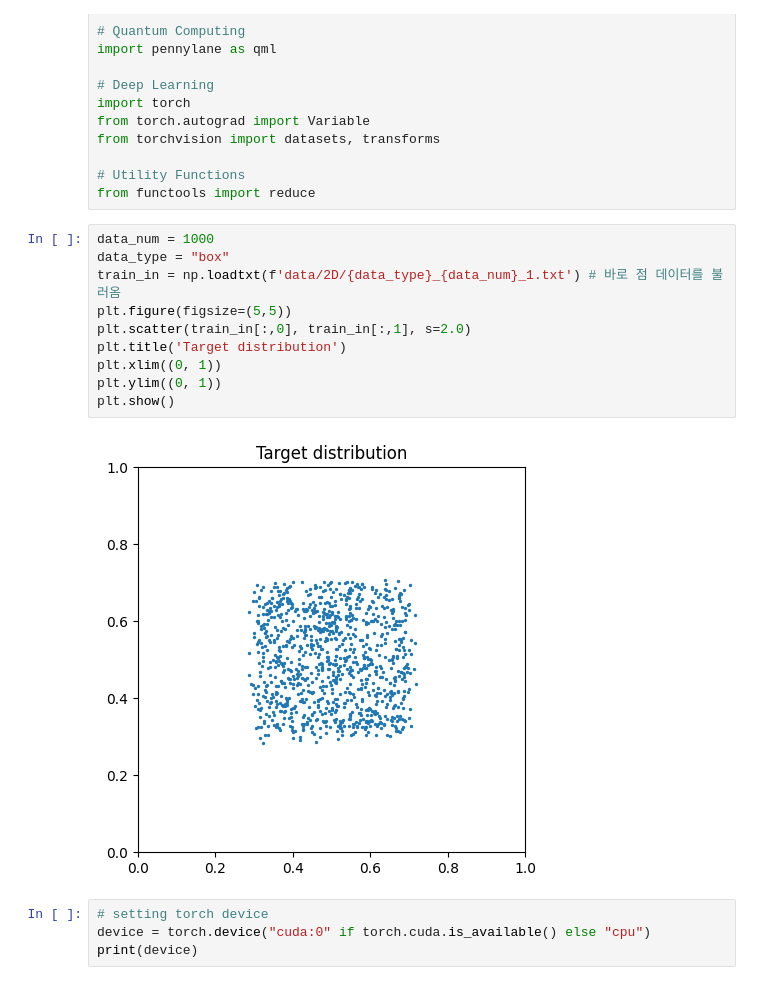
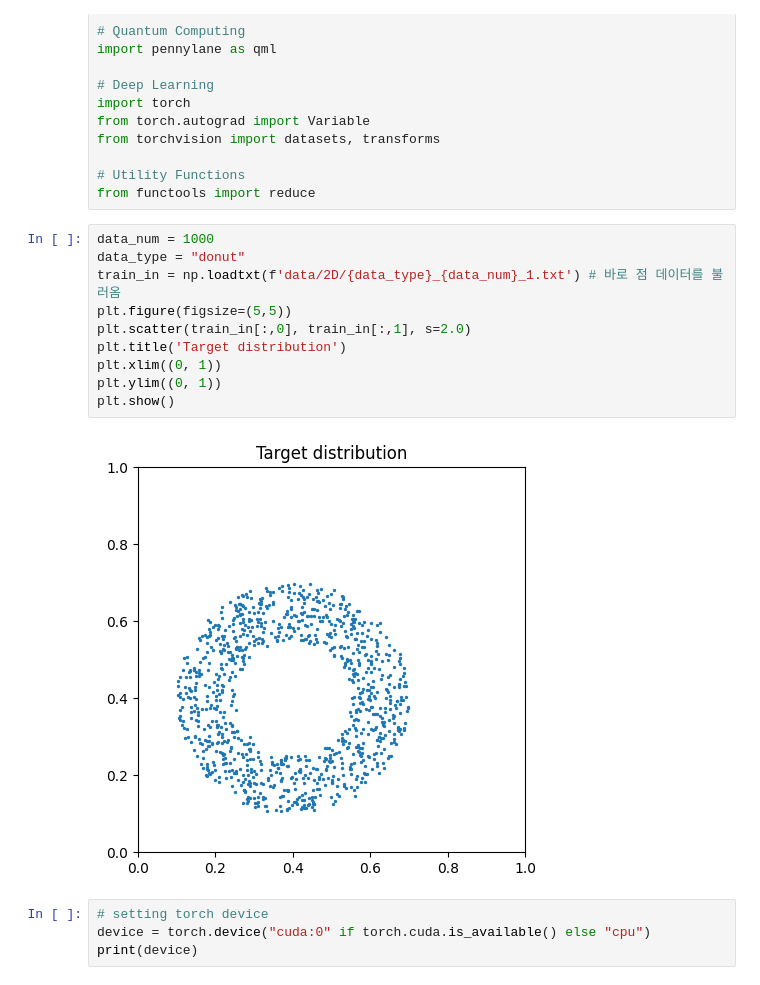
Before and after one commit to red1108/infoQGAN, a Jupyter notebook: 2D_train.ipynb, the cells around one changed output. Saved outputs shown, nothing was run; the diff lists cells and outputs as text.

```diff
--- a/2D_train.ipynb
+++ b/2D_train.ipynb
@@ -23,16 +23,16 @@ from torchvision import datasets, transforms
 from functools import reduce
 # %%
 data_num = 1000
-data_type = "box"
+data_type = "donut"
 train_in = np.loadtxt(f'data/2D/{data_type}_{data_num}_1.txt') # 바로 점 데이터를 불러옴
 plt.figure(figsize=(5,5))
 plt.scatter(train_in[:,0], train_in[:,1], s=2.0)
 plt.title('Target distribution')
 plt.xlim((0, 1))
 plt.ylim((0, 1))
 plt.show()
 # %% [output]
-[figure, old version]
+[figure, new version]
 # %%
 # setting torch device
 device = torch.device("cuda:0" if torch.cuda.is_available() else "cpu")
```
Also changed, not shown: parts of 4 cells of this notebook, 20 other files.
